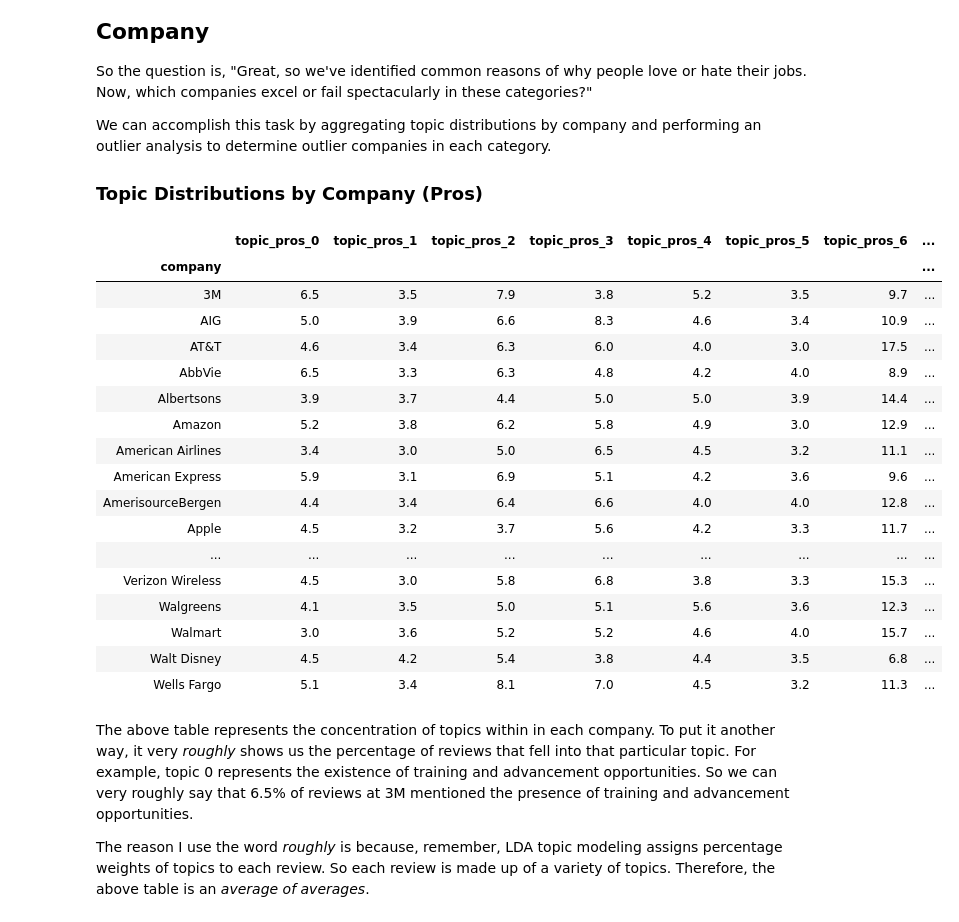
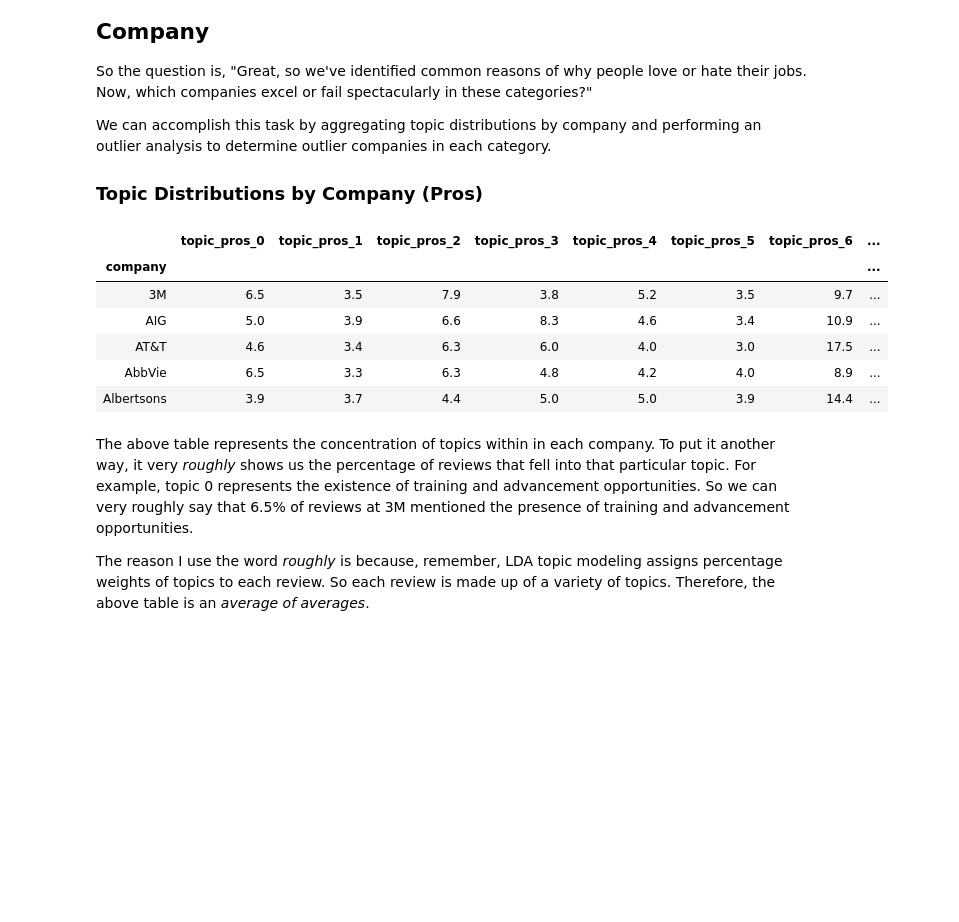
Before and after one commit to jfleury12/job-satisfaction-nlp, a Jupyter notebook: notebooks/technical_notebook.ipynb, the cells around one changed output. Cells and saved outputs as stored; diff of their text form; code cells hidden in the pictures; blank space fills up the shorter version.

```diff
--- a/notebooks/technical_notebook.ipynb
+++ b/notebooks/technical_notebook.ipynb
@@ -211,36 +242,22 @@ We can accomplish this task by aggregating topic distributions by company and pe
 ### Topic Distributions by Company (Pros)
 # %%
 doc_topics = list(ldamodel_pros_20.get_document_topics(pros_corpus))
-
 all_reviews['doc_topic_pros'] = doc_topics
-
 all_reviews['doc_topic_pros'] = all_reviews['doc_topic_pros'].map(lambda x: dict(x))
-
 for topic_num in range(20):
     all_reviews[f'topic_pros_{topic_num}'] = all_reviews['doc_topic_pros'].apply(lambda x: x.get(topic_num, 0))
 
 # Preview table
 dist_pros = round(all_reviews.groupby('company').mean().iloc[:,1:21],3)*100
-round(all_reviews.groupby('company').mean().iloc[:,1:21],3)*100
+dist_pros.head()
 # %% [output]
 |  | topic_pros_0 | topic_pros_1 | topic_pros_2 | topic_pros_3 | topic_pros_4 | topic_pros_5 | topic_pros_6 | ... |
 | company |  |  |  |  |  |  |  | ... |
 | 3M | 6.5 | 3.5 | 7.9 | 3.8 | 5.2 | 3.5 | 9.7 | ... |
 | AIG | 5.0 | 3.9 | 6.6 | 8.3 | 4.6 | 3.4 | 10.9 | ... |
 | AT&T | 4.6 | 3.4 | 6.3 | 6.0 | 4.0 | 3.0 | 17.5 | ... |
 | AbbVie | 6.5 | 3.3 | 6.3 | 4.8 | 4.2 | 4.0 | 8.9 | ... |
 | Albertsons | 3.9 | 3.7 | 4.4 | 5.0 | 5.0 | 3.9 | 14.4 | ... |
-| Amazon | 5.2 | 3.8 | 6.2 | 5.8 | 4.9 | 3.0 | 12.9 | ... |
-| American Airlines | 3.4 | 3.0 | 5.0 | 6.5 | 4.5 | 3.2 | 11.1 | ... |
-| American Express | 5.9 | 3.1 | 6.9 | 5.1 | 4.2 | 3.6 | 9.6 | ... |
-| AmerisourceBergen | 4.4 | 3.4 | 6.4 | 6.6 | 4.0 | 4.0 | 12.8 | ... |
-| Apple | 4.5 | 3.2 | 3.7 | 5.6 | 4.2 | 3.3 | 11.7 | ... |
-| ... | ... | ... | ... | ... | ... | ... | ... | ... |
-| Verizon Wireless | 4.5 | 3.0 | 5.8 | 6.8 | 3.8 | 3.3 | 15.3 | ... |
-| Walgreens | 4.1 | 3.5 | 5.0 | 5.1 | 5.6 | 3.6 | 12.3 | ... |
-| Walmart | 3.0 | 3.6 | 5.2 | 5.2 | 4.6 | 4.0 | 15.7 | ... |
-| Walt Disney | 4.5 | 4.2 | 5.4 | 3.8 | 4.4 | 3.5 | 6.8 | ... |
-| Wells Fargo | 5.1 | 3.4 | 8.1 | 7.0 | 4.5 | 3.2 | 11.3 | ... |
 # %% [markdown]
 The above table represents the concentration of topics within in each company. To put it another way, it very *roughly* shows us the percentage of reviews that fell into that particular topic. For example, topic 0 represents the existence of training and advancement opportunities. So we can very roughly say that 6.5% of reviews at 3M mentioned the presence of training and advancement opportunities.
 
```
Also changed, not shown: parts of 51 cells of this notebook, 5 other files.
